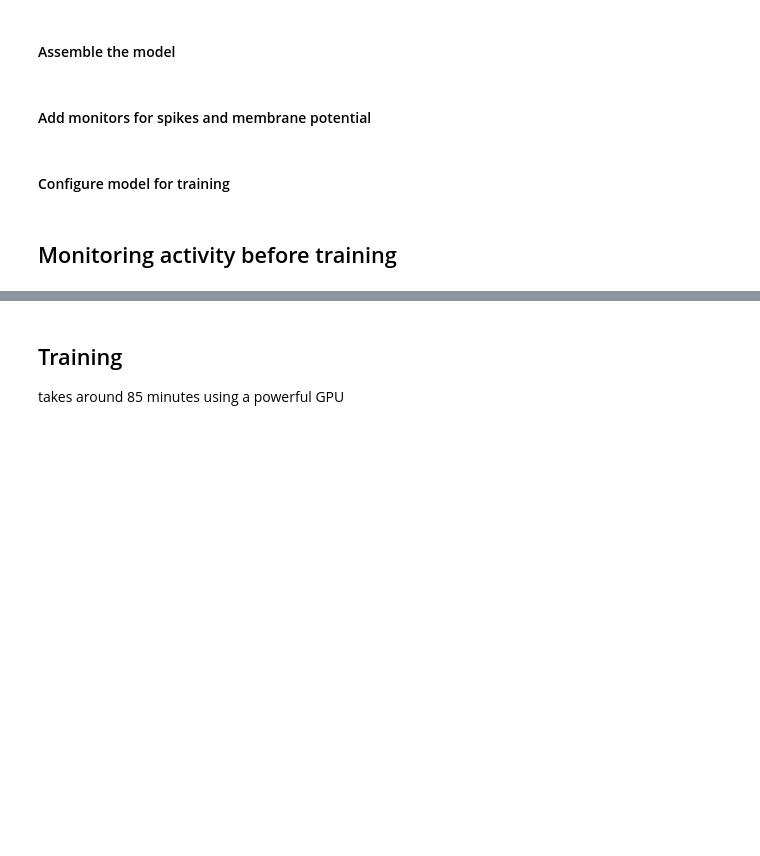
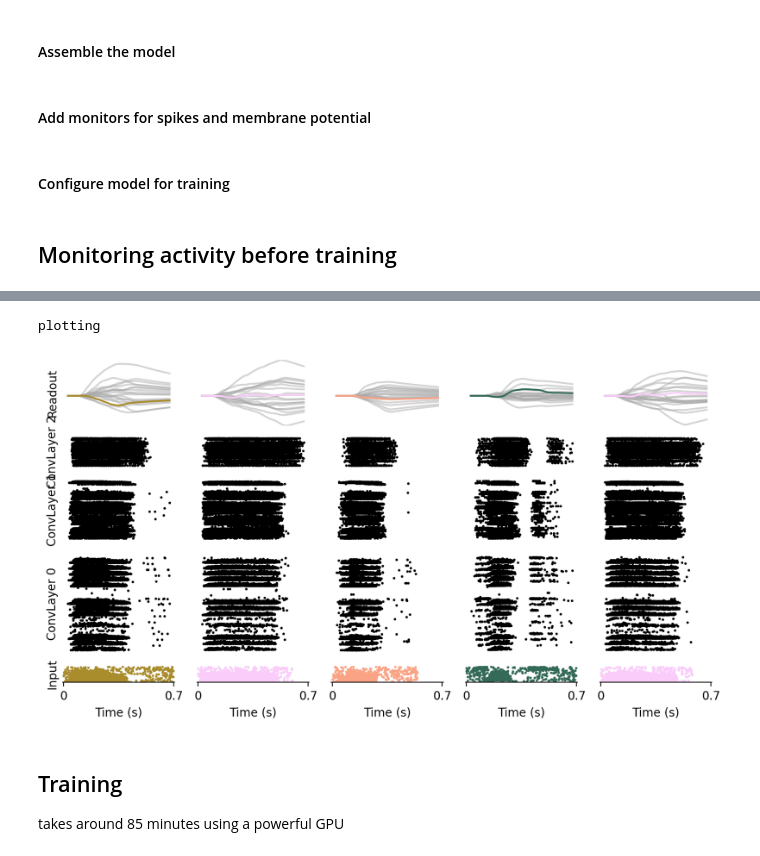
Before and after one commit to jgygax/stork-1, a Jupyter notebook: examples/03_Deep_ConvSNN_SHD.ipynb, the cells around one changed output, grey strips where cells are left out. Drawn from its saved outputs; the diff is of its cells as text; code cells hidden in the pictures; blank space fills up the shorter version.

```diff
--- a/examples/03_Deep_ConvSNN_SHD.ipynb
+++ b/examples/03_Deep_ConvSNN_SHD.ipynb
@@ -9,15 +9,23 @@ We will introduce the use of the `layer` module to initialize feed-forward and r
 import os
 import sys
 
-sys.path.append("../../")
+sys.path.append("../../stork-1")
 
 import numpy as np
 import torch
 
 import matplotlib.pyplot as plt
 import seaborn as sns
+from cmcrameri import cm
 
-import stork.datasets
+# change the default color cycle
+np.random.seed(20250129)
+plt.rcParams["axes.prop_cycle"] = plt.cycler(
+    color=np.random.permutation(cm.batlow(np.linspace(0, 1, 10)))
+)
+
+import stork
+from stork.activations import CustomSpike
 from stork.datasets import HDF5Dataset, DatasetView
 
 from stork.models import RecurrentSpikingModel
@@ -29,3 +37,4 @@ from stork.initializers import (
     DistInitializer,
 )
 from stork.layers import ConvLayer
+from stork.plotting_new import plot_training
@@ -35,7 +46,7 @@ from stork.layers import ConvLayer
 ***To locally run this notebook on your system, download the SHD dataset from: [https://zenkelab.org/datasets/](https://zenkelab.org/datasets/).***
 *We need 'shd_train.h5' and 'shd_test.h5'. Move the downloaded files into a folder `data/datasets/hdspikes` in this repo, or change the `datadir` variable below.
 # %%
-datadir = "./data/datasets/hdspikes"
+datadir = "/tachyon/groups/gzenke/datasets/hdspikes"
 # %% [markdown]
 #### Specifying dataset parameters
 # %%
@@ -99,15 +110,20 @@ tau_readout = duration
 # # # # # # # # # # #
 
 batch_size = 400
-device = torch.device("cuda")
+device = torch.device("cuda:1")
 dtype = torch.float
 lr = 5e-3
 nb_epochs = 200
 # %% [markdown]
 #### SuperSpike and loss function setup
 # %%
-act_fn = stork.activations.SuperSpike
-act_fn.beta = beta
+act_fn = CustomSpike
+act_fn.escape_noise_type = "sigmoid"
+act_fn.escape_noise_params = {"beta": beta}
+
+act_fn.surrogate_type = "SuperSpike"
+act_fn.surrogate_params = {"beta": beta}
+
 
 loss_stack = stork.loss_stacks.MaxOverTimeCrossEntropy()
 # %% [markdown]
@@ -236,3 +272,23 @@ stork.plotting.plot_activity_snapshot(
+# %%
+# create nice classification color palette for plotting
+colors = cm.batlow(np.linspace(0, 1, nb_classes))
+
+pl = stork.plotting_new.ActivityPlotter(
+    model=model,
+    data=test_dataset,
+    nb_samples=5,
+    figsize=(10, 5),
+    dpi=200,
+    plot_label=True,
+    label_color="navy",
+    batch_size=batch_size,
+    pal=colors,
+    scale_input=0.25
+)
+fig = pl.plot_activity()
+# %% [output]
+plotting
+[figure, added]
 # %% [markdown]
 ## Training
 
```
Also changed, not shown: parts of 12 cells of this notebook, 3 other files.
